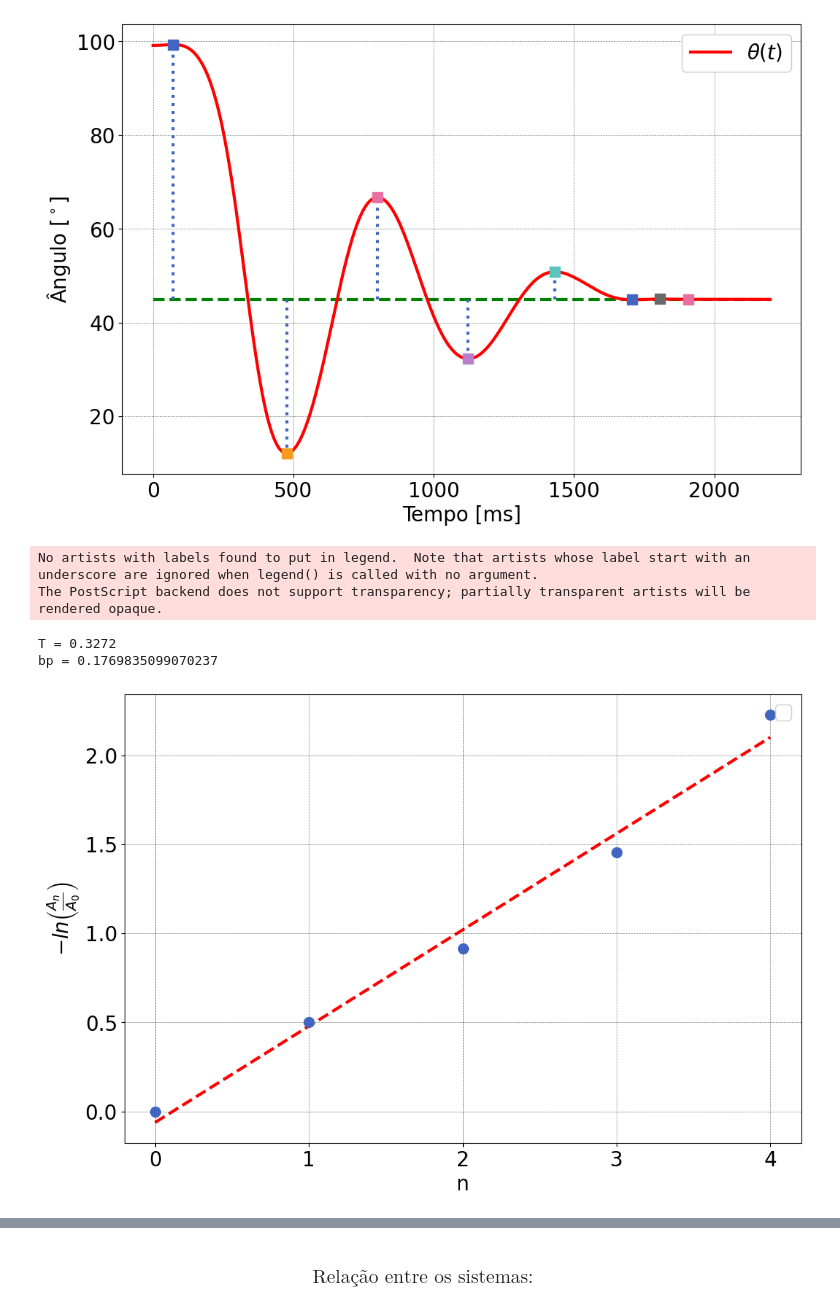
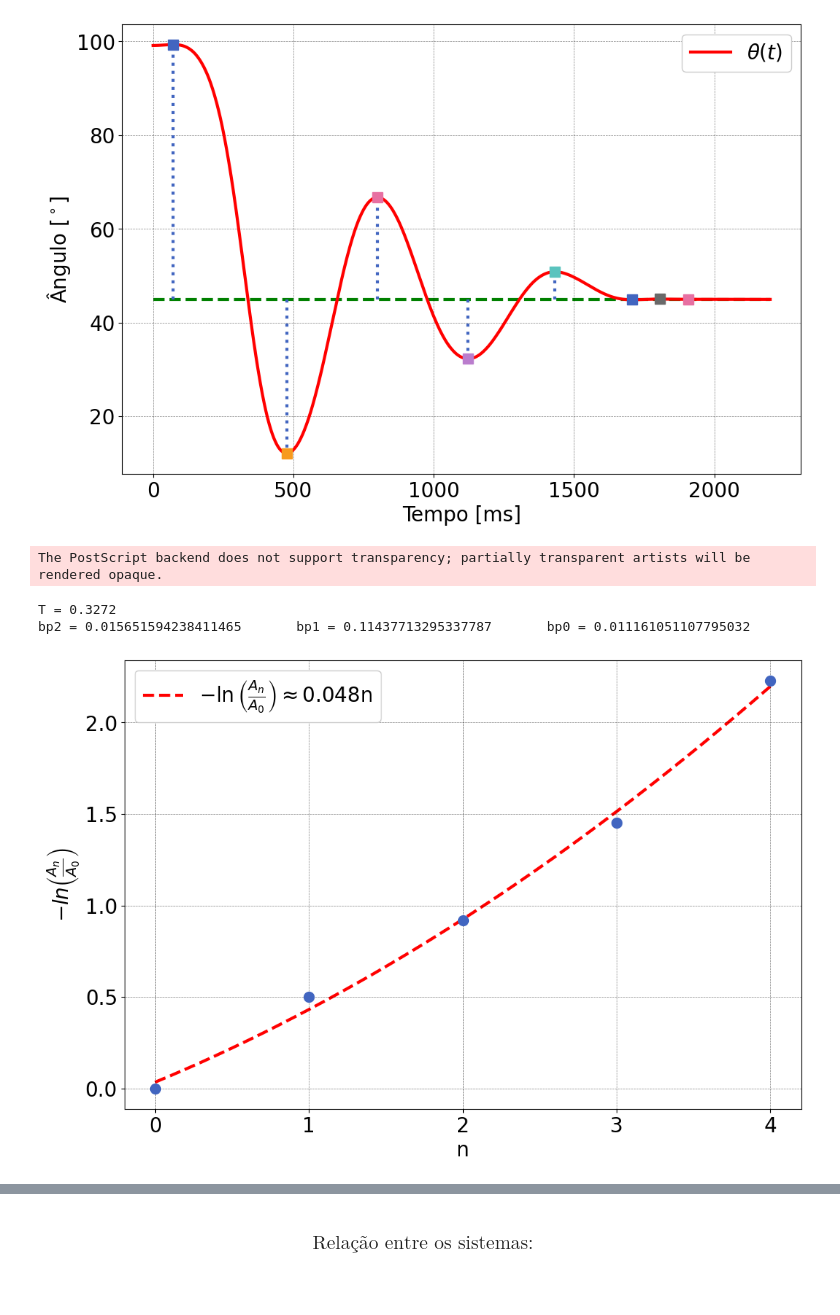
Before and after one commit to ErickNMA/LCD, a Jupyter notebook: ensaios_planta/fan-plate_analisys.ipynb, the cells around one changed output, grey strips where cells are left out. Drawn from its saved outputs; the diff is of its cells as text; code cells hidden in the pictures.

```diff
--- a/ensaios_planta/fan-plate_analisys.ipynb
+++ b/ensaios_planta/fan-plate_analisys.ipynb
@@ -244,40 +244,41 @@ A = []
 ta = []
 for i in range(4):
     A.append(abs(angosclpf[uperid[i]]-45))
     ta.append(tosc[uperid[i]])
     A.append(abs(angosclpf[lowerid[i]]-45))
     ta.append(tosc[lowerid[i]])
 A = np.array(A)
 ta = np.array(ta)
 A /= A[0]
 A = A[:5]
 
 #Cálculo do período médio de oscilação:
 T = (tosc[lowerid[2]]-tosc[uperid[0]])/5
 print(f'T = {T}')
 
 #Ajuste linear para -ln(An/A0) X n, em que a inclinação será b/T:
-pdec = np.polyfit(range(len(A)), -np.log(A), 1)
+pdec = np.polyfit(range(len(A)), -np.log(A), 2)
 tadj = np.arange(0, 4, 1e-3)
 Aadj = np.polyval(pdec, tadj)
-bp = pdec[0]*T
-print(f'bp = {bp}')
+bp2 = pdec[0]*T
+bp1 = pdec[1]*T
+bp0 = pdec[2]*T
+print(f'bp2 = {bp2} \t bp1 = {bp1} \t bp0 = {bp0}')
 
 #Plot:
 plt.figure()
-plt.plot(tadj, Aadj, linestyle='dashed', color='r', zorder=0)
+plt.plot(tadj, Aadj, linestyle='dashed', color='r', zorder=0, label='$-\ln \left( \\frac{A_n}{A_0} \\right) \\approx $'+f'{round(pdec[0], 3)}n')
 plt.scatter(range(len(A)), -np.log(A), zorder=1, linewidths=5)
 plt.ylabel('$-ln \left ( \\frac{A_n}{A_0} \\right )$')
 plt.xlabel('n')
 plt.xticks(range(len(A)))
 plt.legend()
 plt.savefig('curves/freeosc3.eps', dpi=600, transparent=True, bbox_inches='tight')
 # %% [output]
-No artists with labels found to put in legend.  Note that artists whose label start with an underscore are ignored when legend() is called with no argument.
 The PostScript backend does not support transparency; partially transparent artists will be rendered opaque.
 T = 0.3272
-bp = 0.1769835099070237
+bp2 = 0.015651594238411465       bp1 = 0.11437713295337787       bp0 = 0.011161051107795032
-[figure, old version]
+[figure, new version]
 # %%
 #Cálculo do momento de inércia:
 m = 0.072
```
Also changed, not shown: parts of 2 cells of this notebook, 8 other files.
